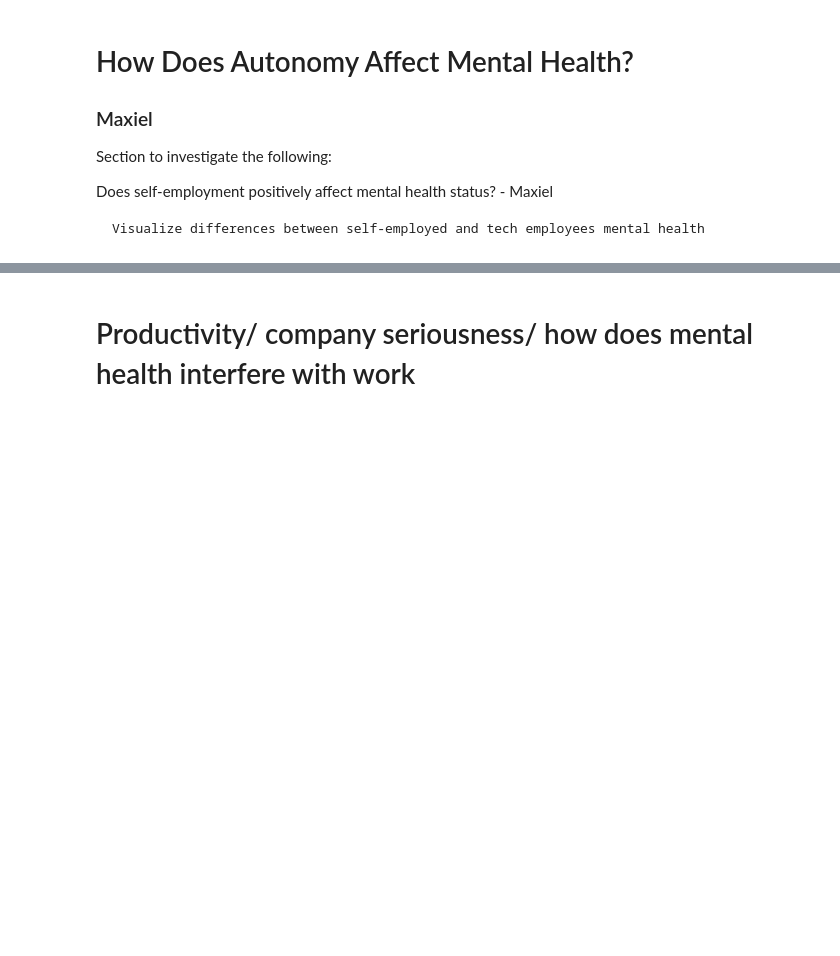
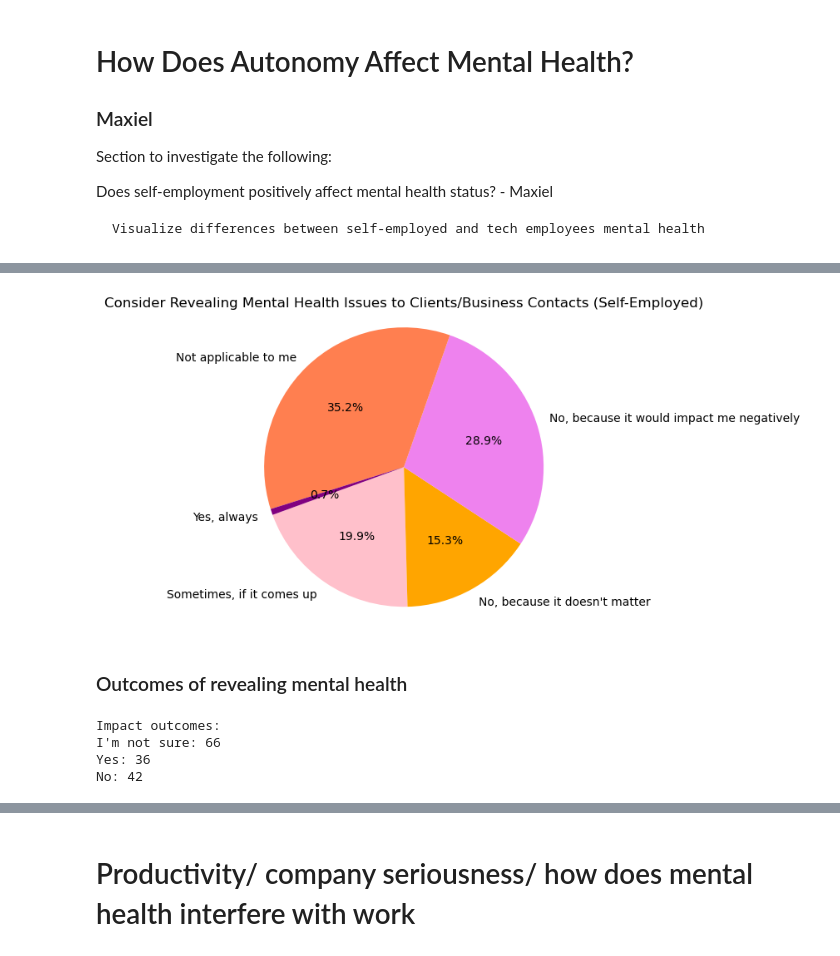
Before and after one commit to June-buggy/Project_01, a Jupyter notebook: Project_01.ipynb, the cells around one changed output, grey strips where cells are left out. Drawn from its saved outputs; the diff is of its cells as text; code cells hidden in the pictures; blank space fills up the shorter version.

```diff
--- a/Project_01.ipynb
+++ b/Project_01.ipynb
@@ -496,0 +637,37 @@ Does self-employment positively affect mental health status? - Maxiel
+# %%
+# Create data for plotting
+labels = specified_responses = [
+    "Sometimes, if it comes up",
+    "No, because it doesn't matter",
+    "No, because it would impact me negatively",
+    "Not applicable to me",
+    "Yes, always"]
+sizes = [revealing_responses.get(response, 0) for response in specified_responses]
+colors = ['pink', 'orange', 'violet', 'coral', 'purple']
+
+# Create a pie chart
+plt.pie(sizes, labels=labels, colors=colors, autopct='%1.1f%%', startangle=200)
+plt.axis('equal')  # Equal aspect ratio ensures the pie chart is circular.
+plt.title('Consider Revealing Mental Health Issues to Clients/Business Contacts (Self-Employed)')
+plt.show()
+# %% [output]
+[figure, added]
+# %% [markdown]
+### Outcomes of revealing mental health
+# %%
+# Specify the responses to count
+specified_responses = ["I'm not sure", "Yes", "No"]
+
+# Count the specified responses in the "If you have revealed a mental health issue to a client or business contact, do you believe this has impacted you negatively?" column
+impact_responses = self_employed_df['If you have revealed a mental health issue to a client or business contact, do you believe this has impacted you negatively?'].value_counts()
+
+# Print the specified response counts
+print("Impact outcomes:")
+for response in specified_responses:
+    count = impact_responses.get(response, 0)
+    print(f"{response}: {count}")
+# %% [output]
+Impact outcomes:
+I'm not sure: 66
+Yes: 36
+No: 42
```
Also changed, not shown: parts of 37 cells of this notebook, 1 other file.
